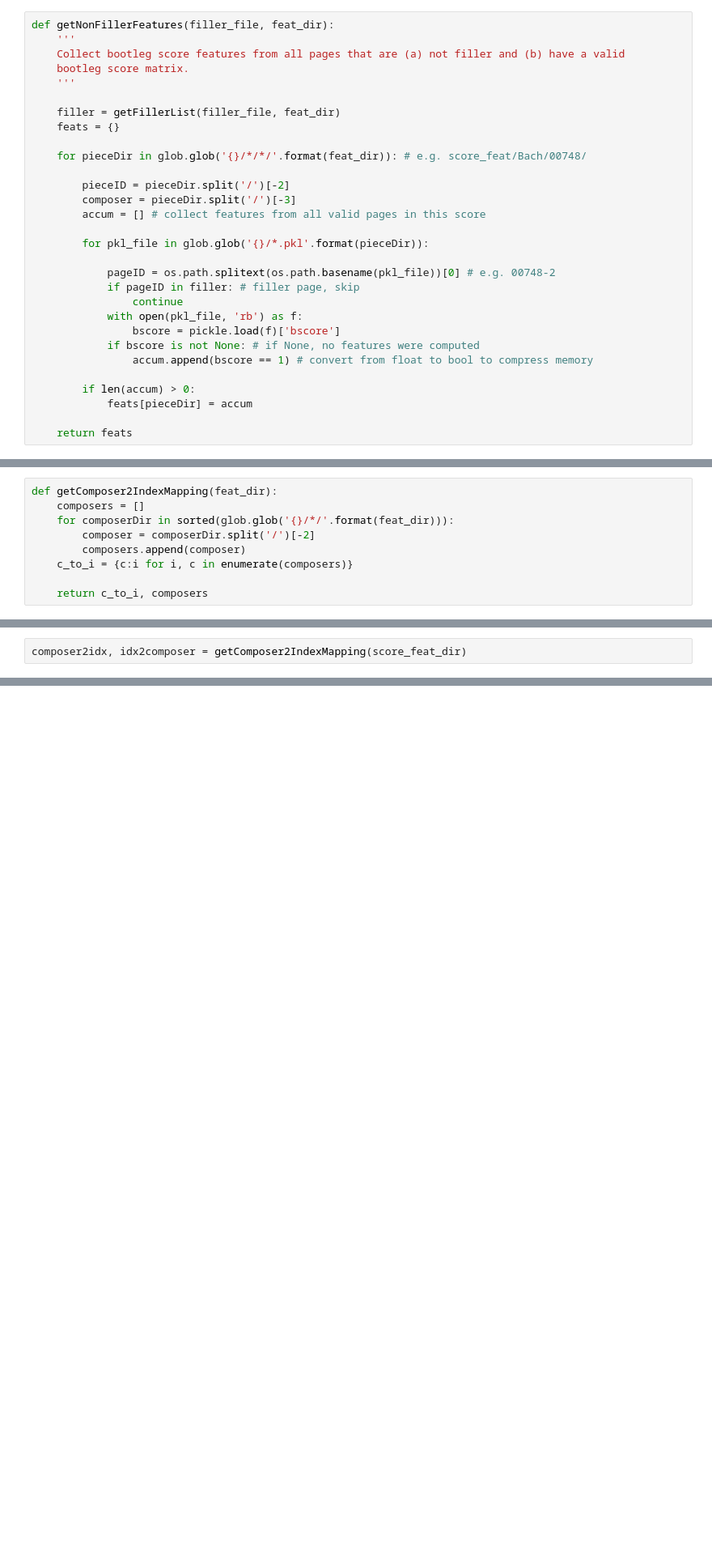
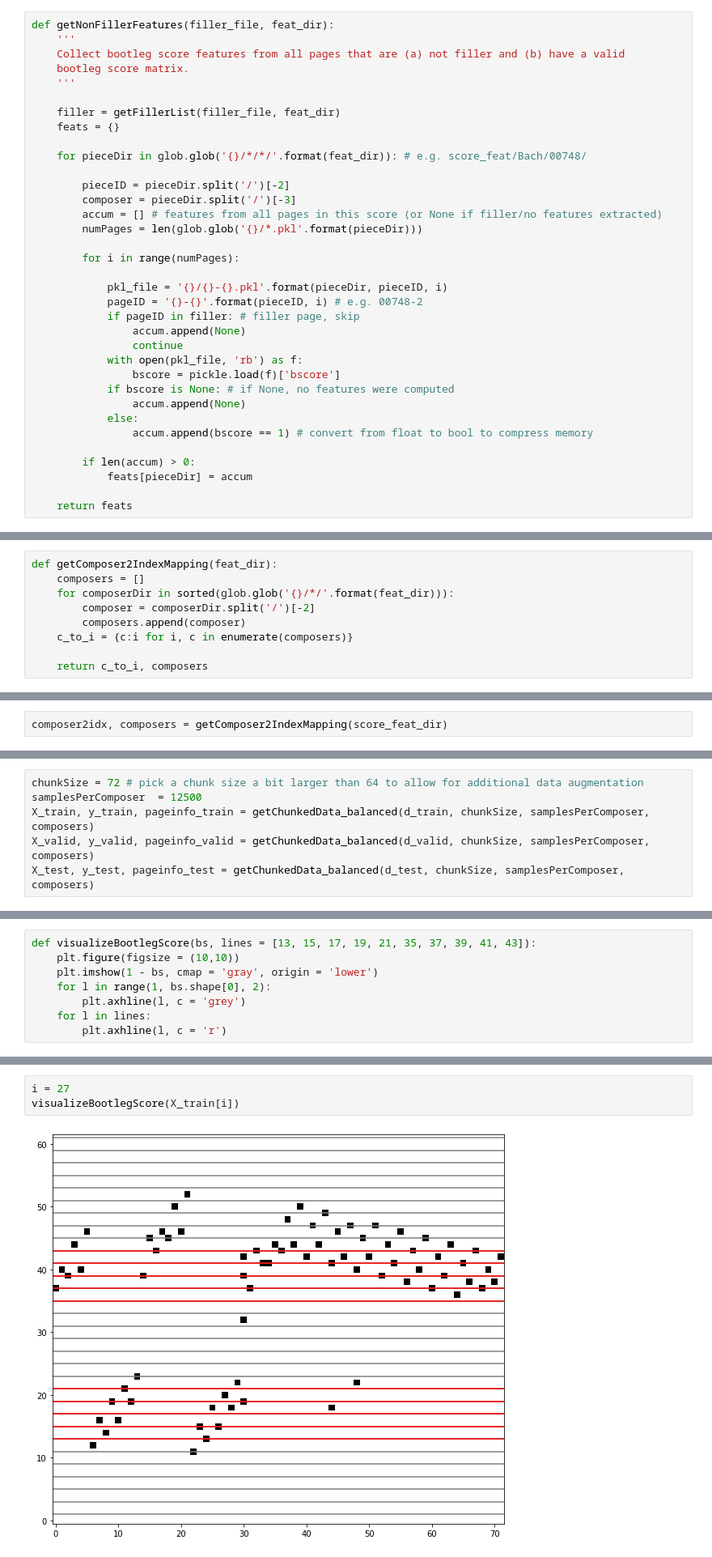
Before and after one commit to tjtsai/PianoStyleEmbedding, a Jupyter notebook: 02_prepData.ipynb, the cells around one changed output, grey strips where cells are left out. Shown at 81% size. Saved outputs shown, nothing was run; the diff lists cells and outputs as text; blank space fills up the shorter version.

Commit message:
Adding documentation to 02_prepData.ipynb

```diff
--- a/02_prepData.ipynb
+++ b/02_prepData.ipynb
@@ -54,16 +59,21 @@ def getNonFillerFeatures(filler_file, feat_dir):
 
         pieceID = pieceDir.split('/')[-2]
         composer = pieceDir.split('/')[-3]
-        accum = [] # collect features from all valid pages in this score
+        accum = [] # features from all pages in this score (or None if filler/no features extracted)
+        numPages = len(glob.glob('{}/*.pkl'.format(pieceDir)))
 
-        for pkl_file in glob.glob('{}/*.pkl'.format(pieceDir)):
+        for i in range(numPages):
 
-            pageID = os.path.splitext(os.path.basename(pkl_file))[0] # e.g. 00748-2
+            pkl_file = '{}/{}-{}.pkl'.format(pieceDir, pieceID, i)
+            pageID = '{}-{}'.format(pieceID, i) # e.g. 00748-2
             if pageID in filler: # filler page, skip
+                accum.append(None)
                 continue
             with open(pkl_file, 'rb') as f:
                 bscore = pickle.load(f)['bscore']
-            if bscore is not None: # if None, no features were computed
+            if bscore is None: # if None, no features were computed
+                accum.append(None)
+            else:
                 accum.append(bscore == 1) # convert from float to bool to compress memory
 
         if len(accum) > 0:
@@ -219,2 +343,2 @@ def getChunkedData(d, chunkSize, c_to_i):
 # %%
-composer2idx, idx2composer = getComposer2IndexMapping(score_feat_dir)
+composer2idx, composers = getComposer2IndexMapping(score_feat_dir)
@@ -226,2 +345,8 @@ X_test, y_test, map_test = getChunkedData(d_test, chunkSize, composer2idx)
+# %%
+chunkSize = 72 # pick a chunk size a bit larger than 64 to allow for additional data augmentation
+samplesPerComposer  = 12500
+X_train, y_train, pageinfo_train = getChunkedData_balanced(d_train, chunkSize, samplesPerComposer, composers)
+X_valid, y_valid, pageinfo_valid = getChunkedData_balanced(d_valid, chunkSize, samplesPerComposer, composers)
+X_test, y_test, pageinfo_test = getChunkedData_balanced(d_test, chunkSize, samplesPerComposer, composers)
 # %%
 X_train.shape, X_valid.shape, X_test.shape
@@ -230,0 +362,8 @@ saveToPickle([X_train, y_train, map_train, X_valid, y_valid, map_valid, X_test,
+# %%
+def visualizeBootlegScore(bs, lines = [13, 15, 17, 19, 21, 35, 37, 39, 41, 43]):
+    plt.figure(figsize = (10,10))
+    plt.imshow(1 - bs, cmap = 'gray', origin = 'lower')
+    for l in range(1, bs.shape[0], 2):
+        plt.axhline(l, c = 'grey')
+    for l in lines:
+        plt.axhline(l, c = 'r')
@@ -230,0 +381,5 @@ saveToPickle([X_train, y_train, map_train, X_valid, y_valid, map_valid, X_test,
+# %%
+i = 27
+visualizeBootlegScore(X_train[i])
+# %% [output]
+[figure, added]
```
Also changed, not shown: parts of 23 cells of this notebook.
